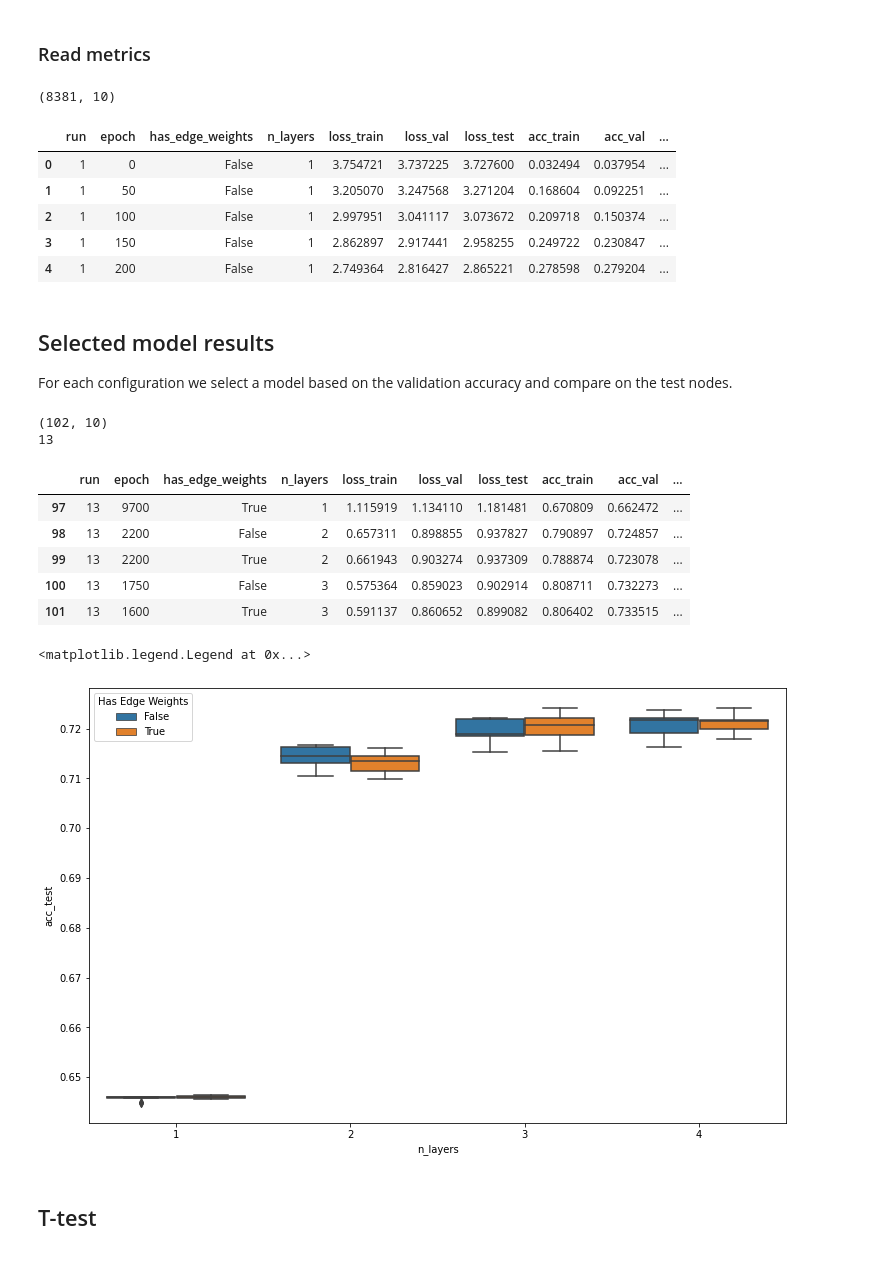
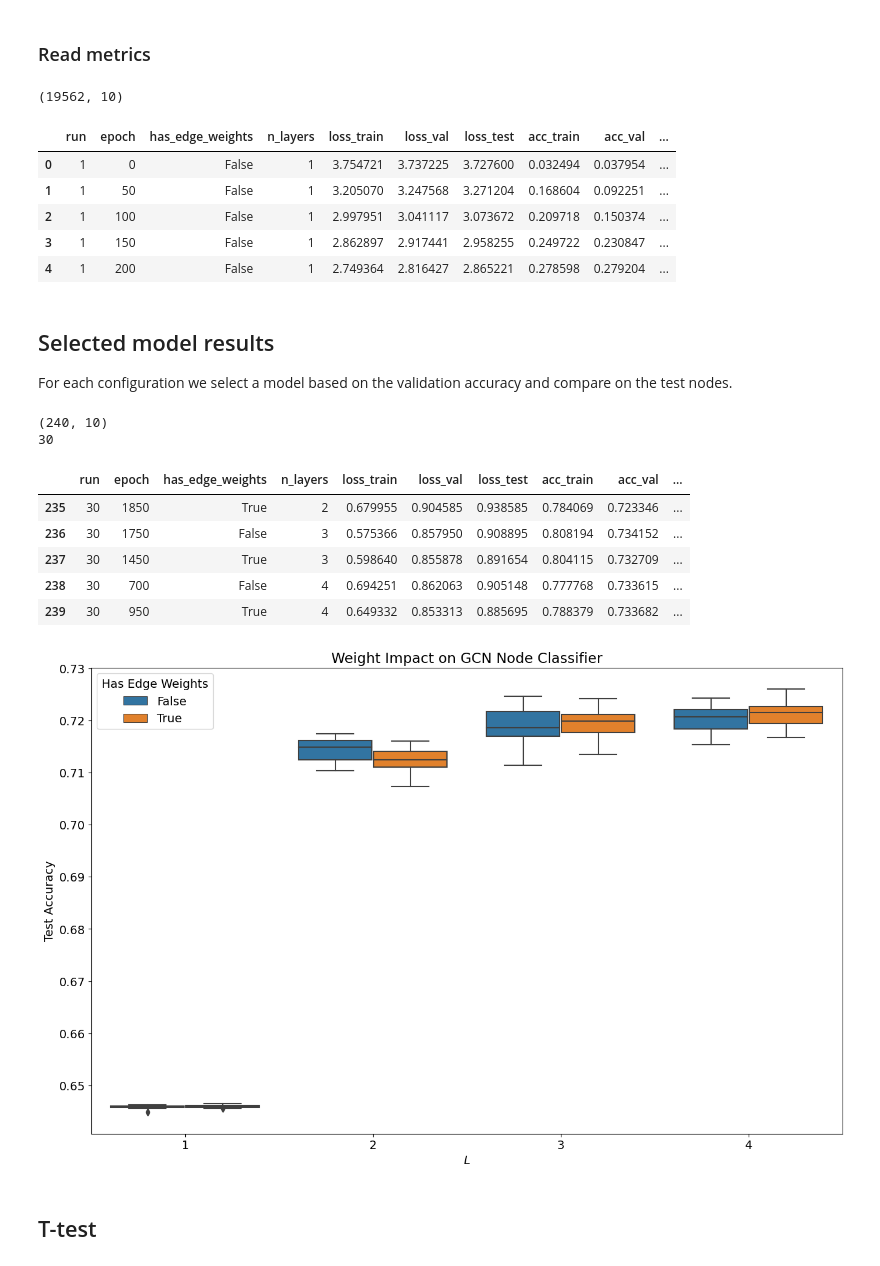
Before and after one commit to caiolmart/node-concordance, a Jupyter notebook: notebooks/node_classifier/08-2-results_norm_gcn_pyg.ipynb, the cells around one changed output. Drawn from its saved outputs; the diff is of its cells as text; code cells hidden in the pictures.

```diff
--- a/notebooks/node_classifier/08-2-results_norm_gcn_pyg.ipynb
+++ b/notebooks/node_classifier/08-2-results_norm_gcn_pyg.ipynb
@@ -29,11 +29,11 @@ from src.data.node_classifier.arxiv import load_dataset_pyg,\
 # %% [markdown]
 ### Read metrics
 # %%
-metrics = GCNNodeClassifierTrainer.read_metrics()
+metrics = GCNNodeClassifierTrainer.read_metrics(weights_source='')
 print(metrics.shape)
 metrics.head()
 # %% [output]
-(8381, 10)
+(19562, 10)
 |  | run | epoch | has_edge_weights | n_layers | loss_train | loss_val | loss_test | acc_train | acc_val | ... |
 | 0 | 1 | 0 | False | 1 | 3.754721 | 3.737225 | 3.727600 | 0.032494 | 0.037954 | ... |
 | 1 | 1 | 50 | False | 1 | 3.205070 | 3.247568 | 3.271204 | 0.168604 | 0.092251 | ... |
@@ -57,28 +57,35 @@ print(best_epoch_metrics.shape)
 print(best_epoch_metrics['run'].max())
 best_epoch_metrics.tail()
 # %% [output]
-(102, 10)
-13
+(240, 10)
+30
 |  | run | epoch | has_edge_weights | n_layers | loss_train | loss_val | loss_test | acc_train | acc_val | ... |
-| 97 | 13 | 9700 | True | 1 | 1.115919 | 1.134110 | 1.181481 | 0.670809 | 0.662472 | ... |
-| 98 | 13 | 2200 | False | 2 | 0.657311 | 0.898855 | 0.937827 | 0.790897 | 0.724857 | ... |
-| 99 | 13 | 2200 | True | 2 | 0.661943 | 0.903274 | 0.937309 | 0.788874 | 0.723078 | ... |
-| 100 | 13 | 1750 | False | 3 | 0.575364 | 0.859023 | 0.902914 | 0.808711 | 0.732273 | ... |
-| 101 | 13 | 1600 | True | 3 | 0.591137 | 0.860652 | 0.899082 | 0.806402 | 0.733515 | ... |
+| 235 | 30 | 1850 | True | 2 | 0.679955 | 0.904585 | 0.938585 | 0.784069 | 0.723346 | ... |
+| 236 | 30 | 1750 | False | 3 | 0.575366 | 0.857950 | 0.908895 | 0.808194 | 0.734152 | ... |
+| 237 | 30 | 1450 | True | 3 | 0.598640 | 0.855878 | 0.891654 | 0.804115 | 0.732709 | ... |
+| 238 | 30 | 700 | False | 4 | 0.694251 | 0.862063 | 0.905148 | 0.777768 | 0.733615 | ... |
+| 239 | 30 | 950 | True | 4 | 0.649332 | 0.853313 | 0.885695 | 0.788379 | 0.733682 | ... |
 # %%
-plt.figure(figsize=(12.5, 8))
+plt.rcParams['font.size'] = '14'
+fig, ax1 = plt.subplots(1, 1, figsize=(16, 10))
+
+plt.title('Weight Impact on GCN Node Classifier')
+
 sns.boxplot(
     data=best_epoch_metrics,
     x='n_layers',
     y='acc_test',
     hue='has_edge_weights')
 
+plt.ylabel('Test Accuracy')
+plt.xlabel('$L$')
+
 
 # plt.yscale('log')
 plt.legend(title='Has Edge Weights')
+plt.savefig('reports/images/positional_graph_sage_weight_impact_gcn_node_classifier.pdf')
 # %% [output]
-<matplotlib.legend.Legend at 0x...>
-[figure, old version]
+[figure, new version]
 # %% [markdown]
 ## T-test
 # %%
```
Also changed, not shown: parts of 3 cells of this notebook.
